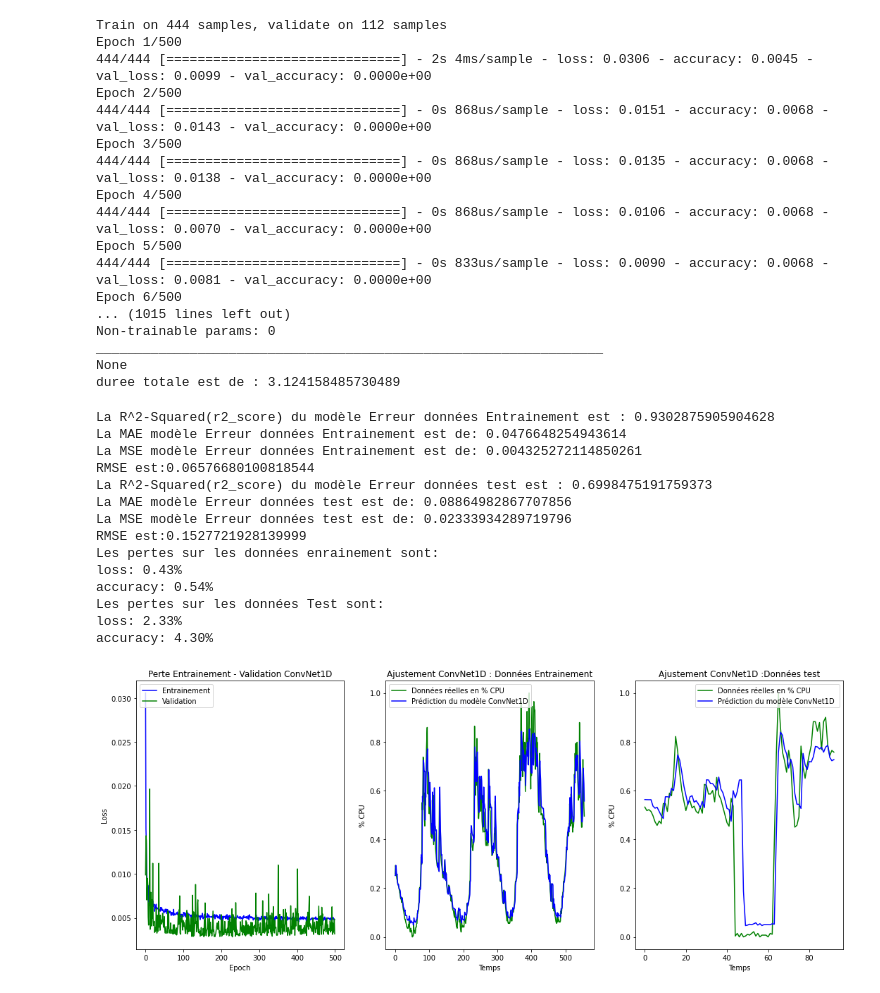
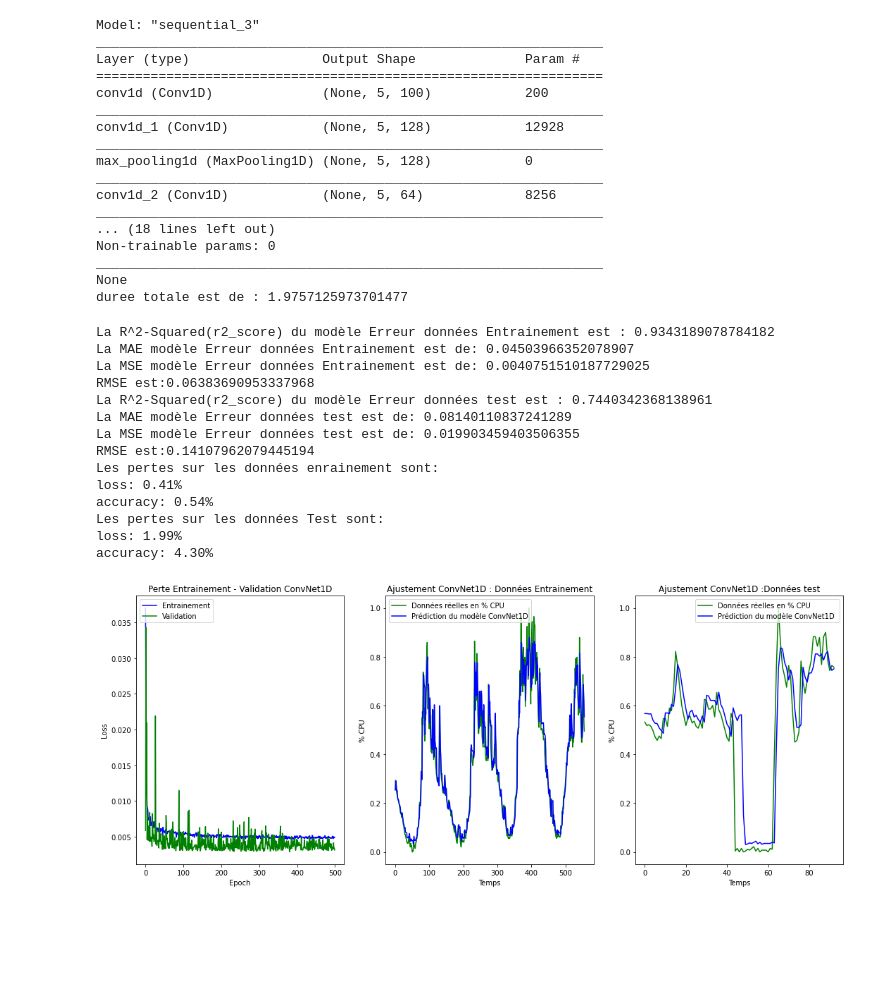
Before and after one commit to bachet1/ProjetUA332U, a Jupyter notebook: ExplorationMethodeApprentissageProfond.ipynb, the cells around one changed output. Saved outputs shown, nothing was run; the diff lists cells and outputs as text; code cells hidden in the pictures; blank space fills up the shorter version.

```diff
--- a/ExplorationMethodeApprentissageProfond.ipynb
+++ b/ExplorationMethodeApprentissageProfond.ipynb
@@ -104,14 +83,6 @@ modelLSTM.add(Dense(units = 1))
 modelLSTM.compile(optimizer = 'adam', loss = 'mse',
               metrics=['accuracy'])
 print(modelLSTM.summary())
-
-historylstm=modelLSTM.fit(x_train, y_train, epochs = 500,batch_size = 5,
-                  validation_split=0.20,verbose=1)
-
-elapsed=time()-start
-
-print('duree totale est de :',elapsed/60)
-# 27 minutes
 # %% [output]
 Model: "sequential"
 _________________________________________________________________
@@ -133,0 +104,9 @@ TypeError: 'InputLayer' object is not iterable
+# %%
+start=time()
+historylstm=modelLSTM.fit(x_train, y_train, epochs = 500,batch_size = 5,
+                  validation_split=0.20,verbose=0)
+
+elapsed=time()-start
+
+print('duree totale est de :',elapsed/60)
+# 27 minutes
@@ -160,11 +141,11 @@ plt.legend(['Entrainement', 'Validation'], loc='upper left')
 # %%
 # IV.1.3 - : Saving and importing the model
 
-modelLSTM.save('modelRnnLSTMProj.h5')
+# modelLSTM.save('modelRnnLSTMProj.h5')
 
 #creates a HDF5 file 'my_model.h5' et model = load_model('modelRnnLSTMProjetSecurite.h5')
 # pour le detruire del model  # deletes the existing model
-modelLSTM = load_model('modelRnnLSTMProj.h5')
+# modelLSTM = load_model('modelRnnLSTMProj.h5')
 # %%
 #  IV.1.4 - : Calculating Errors and Viewing Model Fits
 # on Training and Test data
@@ -444,59 +423,59 @@ modelConvNet1D.compile(optimizer = 'rmsprop', loss = 'mean_squared_error',
               metrics=['accuracy'])
 
 historyConvNet1D=modelConvNet1D.fit(x_train, y_train, epochs = 500, batch_size = 5,
-                           validation_split=0.20,verbose=1)
+                           validation_split=0.20,verbose=0)
 
 elapsed=time()-start
 print(modelConvNet1D.summary())
 print('duree totale est de :',elapsed/60)
 # 3 minutes
 # %% [output]
-Train on 444 samples, validate on 112 samples
-Epoch 1/500
-444/444 [==============================] - 2s 4ms/sample - loss: 0.0306 - accuracy: 0.0045 - val_loss: 0.0099 - val_accuracy: 0.0000e+00
-Epoch 2/500
-444/444 [==============================] - 0s 868us/sample - loss: 0.0151 - accuracy: 0.0068 - val_loss: 0.0143 - val_accuracy: 0.0000e+00
-Epoch 3/500
-444/444 [==============================] - 0s 868us/sample - loss: 0.0135 - accuracy: 0.0068 - val_loss: 0.0138 - val_accuracy: 0.0000e+00
-Epoch 4/500
-444/444 [==============================] - 0s 868us/sample - loss: 0.0106 - accuracy: 0.0068 - val_loss: 0.0070 - val_accuracy: 0.0000e+00
-Epoch 5/500
-444/444 [==============================] - 0s 833us/sample - loss: 0.0090 - accuracy: 0.0068 - val_loss: 0.0081 - val_accuracy: 0.0000e+00
-Epoch 6/500
-... (1015 lines left out)
+Model: "sequential_3"
+_________________________________________________________________
+Layer (type)                 Output Shape              Param #
+=================================================================
+conv1d (Conv1D)              (None, 5, 100)            200
+_________________________________________________________________
+conv1d_1 (Conv1D)            (None, 5, 128)            12928
+_________________________________________________________________
+max_pooling1d (MaxPooling1D) (None, 5, 128)            0
+_________________________________________________________________
+conv1d_2 (Conv1D)            (None, 5, 64)             8256
+_________________________________________________________________
+... (18 lines left out)
 Non-trainable params: 0
 _________________________________________________________________
 None
-duree totale est de : 3.124158485730489
+duree totale est de : 1.9757125973701477
 # %%
 # IV.4.2 - :  Enregistrement et importation  du model
 
-modelConvNet1D.save('modelConvNet1DProj.h5')
+# modelConvNet1D.save('modelConvNet1DProj.h5')
 #creates a HDF5 file 'my_model.h5' et model = load_model('modelRnnLSTMProjetSecurite.h5')
 # pour le detruire del model  # deletes the existing model
-modelConvNet1D = load_model('modelConvNet1DProj.h5')
+# modelConvNet1D = load_model('modelConvNet1DProj.h5')
 
 # IV.4.3 - : Calcul des erreurs & Plot training & validation loss values
 
 ErreurPrediction("Erreur données Entrainement",y_train,modelConvNet1D.predict(x_train))
 ErreurPrediction("Erreur données test",y_test,modelConvNet1D.predict(x_test))
 
 LossAccuracy("enrainement",modelConvNet1D,x_train,y_train)
 LossAccuracy("Test", modelConvNet1D,x_test,y_test)
 Affichage(historyConvNet1D,modelConvNet1D,"ConvNet1D")
 # %% [output]
-La R^2-Squared(r2_score) du modèle Erreur données Entrainement est : 0.9302875905904628
-La MAE modèle Erreur données Entrainement est de: 0.0476648254943614
-La MSE modèle Erreur données Entrainement est de: 0.004325272114850261
-RMSE est:0.06576680100818544
-La R^2-Squared(r2_score) du modèle Erreur données test est : 0.6998475191759373
-La MAE modèle Erreur données test est de: 0.08864982867707856
-La MSE modèle Erreur données test est de: 0.02333934289719796
-RMSE est:0.1527721928139999
+La R^2-Squared(r2_score) du modèle Erreur données Entrainement est : 0.9343189078784182
+La MAE modèle Erreur données Entrainement est de: 0.04503966352078907
+La MSE modèle Erreur données Entrainement est de: 0.0040751510187729025
+RMSE est:0.06383690953337968
+La R^2-Squared(r2_score) du modèle Erreur données test est : 0.7440342368138961
+La MAE modèle Erreur données test est de: 0.08140110837241289
+La MSE modèle Erreur données test est de: 0.019903459403506355
+RMSE est:0.14107962079445194
 Les pertes sur les données enrainement sont:
-loss: 0.43%
+loss: 0.41%
 accuracy: 0.54%
 Les pertes sur les données Test sont:
-loss: 2.33%
+loss: 1.99%
 accuracy: 4.30%
-[figure, old version]
+[figure, new version]
```
Also changed, not shown: parts of 13 cells of this notebook.
